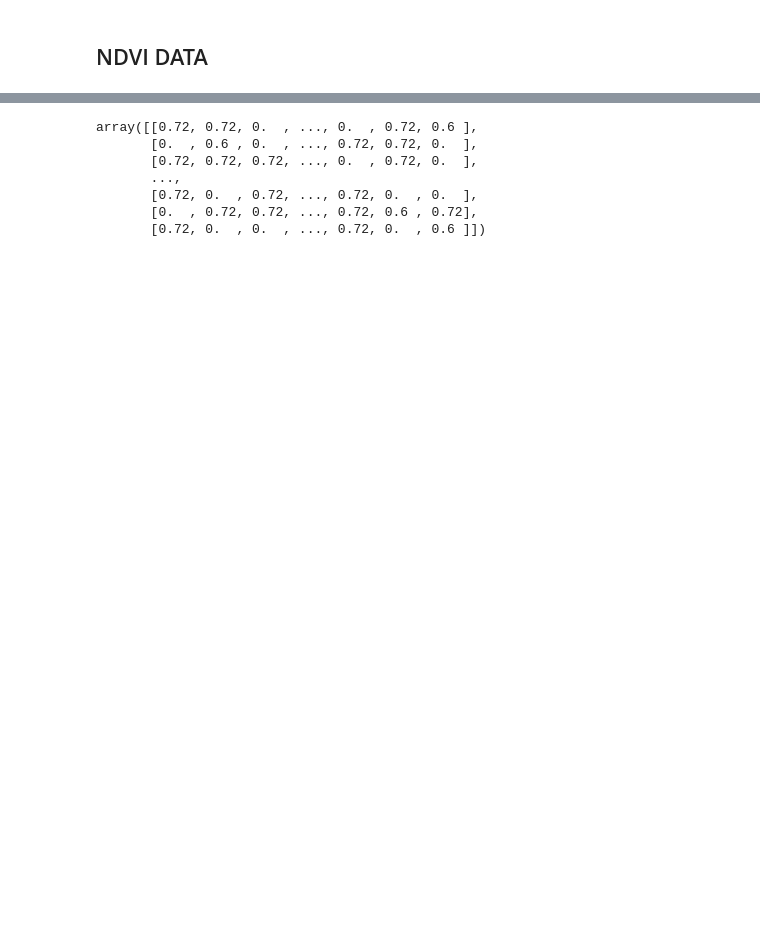
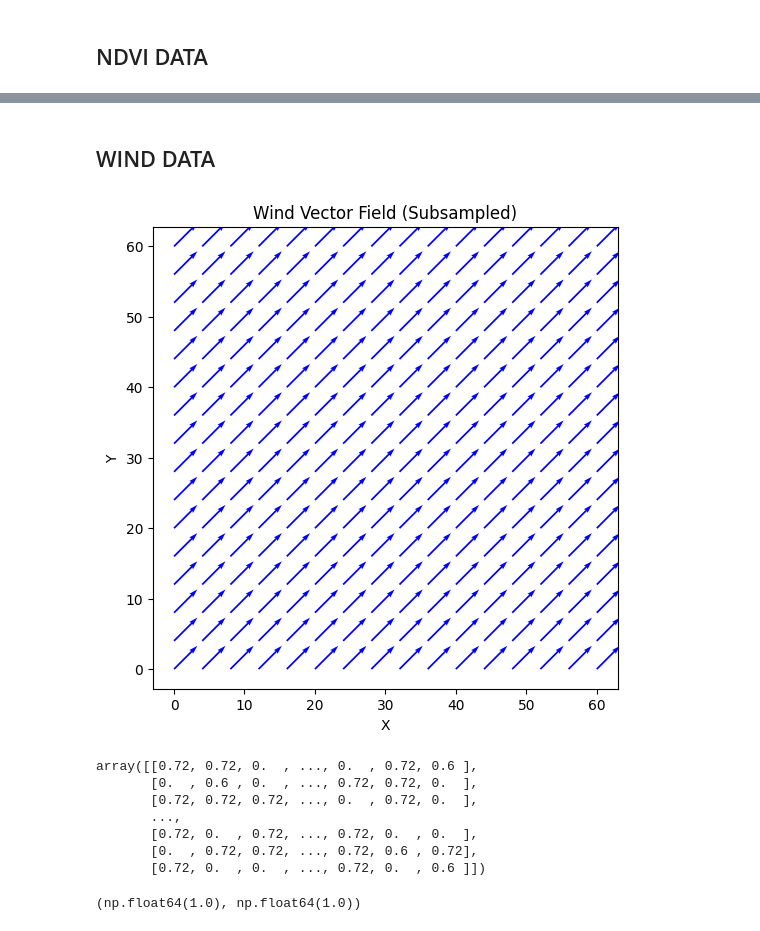
Before and after one commit to francobarrionuevoenv21/HPC_2025, a Jupyter notebook: CA_Implt_GPUs_HPC2025.ipynb, the cells around one changed output, grey strips where cells are left out. Saved outputs shown, nothing was run; the diff lists cells and outputs as text; code cells hidden in the pictures; blank space fills up the shorter version.

```diff
--- a/CA_Implt_GPUs_HPC2025.ipynb
+++ b/CA_Implt_GPUs_HPC2025.ipynb
@@ -62,2 +65,38 @@ plt.show()
+# %% [markdown]
+## WIND DATA
+# %%
+U = np.full((y, x), 1.0)   # x-component
+V = np.full((y, x), 1.0)   # y-component
+# %%
+X, Y = np.meshgrid(np.arange(x), np.arange(x))
+
+# PLOT WIND DATA SUBSAMPLE
+plt.figure(figsize=(6,6))
+plt.quiver(
+    X[::step, ::step],
+    Y[::step, ::step],
+    U[::step, ::step],
+    V[::step, ::step],
+    scale=20,
+    color="blue"
+)
+
+'''plt.quiver(
+    X,
+    Y,
+    U,
+    V,
+    scale=20,
+    color="blue"
+)'''
+plt.title("Wind Vector Field (Subsampled)")
+plt.xlabel("X")
+plt.ylabel("Y")
+plt.xlim(30, 90)
+plt.ylim(0, 90)
+plt.axis("equal")
+plt.show()
+# %% [output]
+[figure, added]
 # %%
 n_t = 3 # timesteps
@@ -82,3 +119,7 @@ array([[0.72, 0.72, 0.  , ..., 0.  , 0.72, 0.6 ],
        [0.72, 0.  , 0.  , ..., 0.72, 0.  , 0.6 ]])
 # %%
 #fire_state
+# %%
+U[34][45], V[34][45]
+# %% [output]
+(np.float64(1.0), np.float64(1.0))
```
Also changed, not shown: parts of 5 cells of this notebook.
